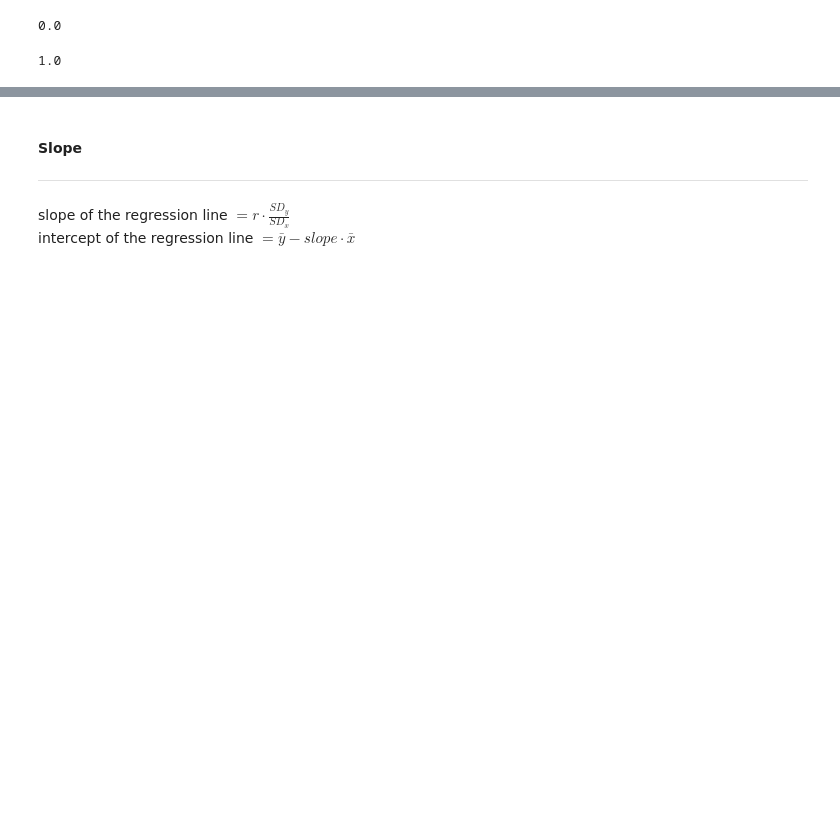
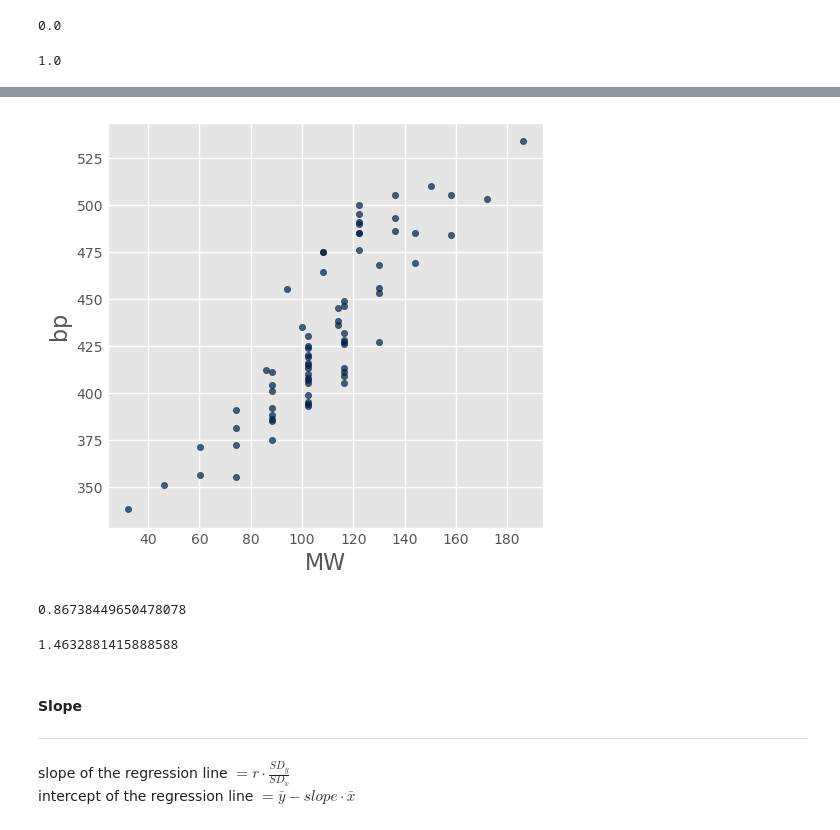
Before and after one commit to laserchemist/datascience, a Jupyter notebook: Fall 2024/Class_Examples/Class021_Regression.ipynb, the cells around one changed output, grey strips where cells are left out. Cells and saved outputs as stored; diff of their text form; code cells hidden in the pictures; blank space fills up the shorter version.

```diff
--- a/Fall 2024/Class_Examples/Class021_Regression.ipynb
+++ b/Fall 2024/Class_Examples/Class021_Regression.ipynb
@@ -110,0 +125,4 @@ plot_data_and_line(faithful_standard,
+# %%
+data_file = '../Lab08/ROH_data.csv'
+ROH_data = Table().read_table(data_file)
+ROH_data
@@ -110,0 +142,4 @@ plot_data_and_line(faithful_standard,
+# %%
+ROH_data.scatter('MW','bp')
+# %% [output]
+[figure, added]
@@ -111,3 +158,12 @@ plot_data_and_line(faithful_standard,
+# %%
+r = np.mean(standard_units(ROH_data.column('MW'))*standard_units(ROH_data['bp']))
+r
+# %% [output]
+0.86738449650478078
+# %%
+slope(ROH_data,'MW','bp')
+# %% [output]
+1.4632881415888588
 # %% [markdown]
 #### Slope
 ***
```
Also changed, not shown: parts of 19 cells of this notebook, 1 other file.
